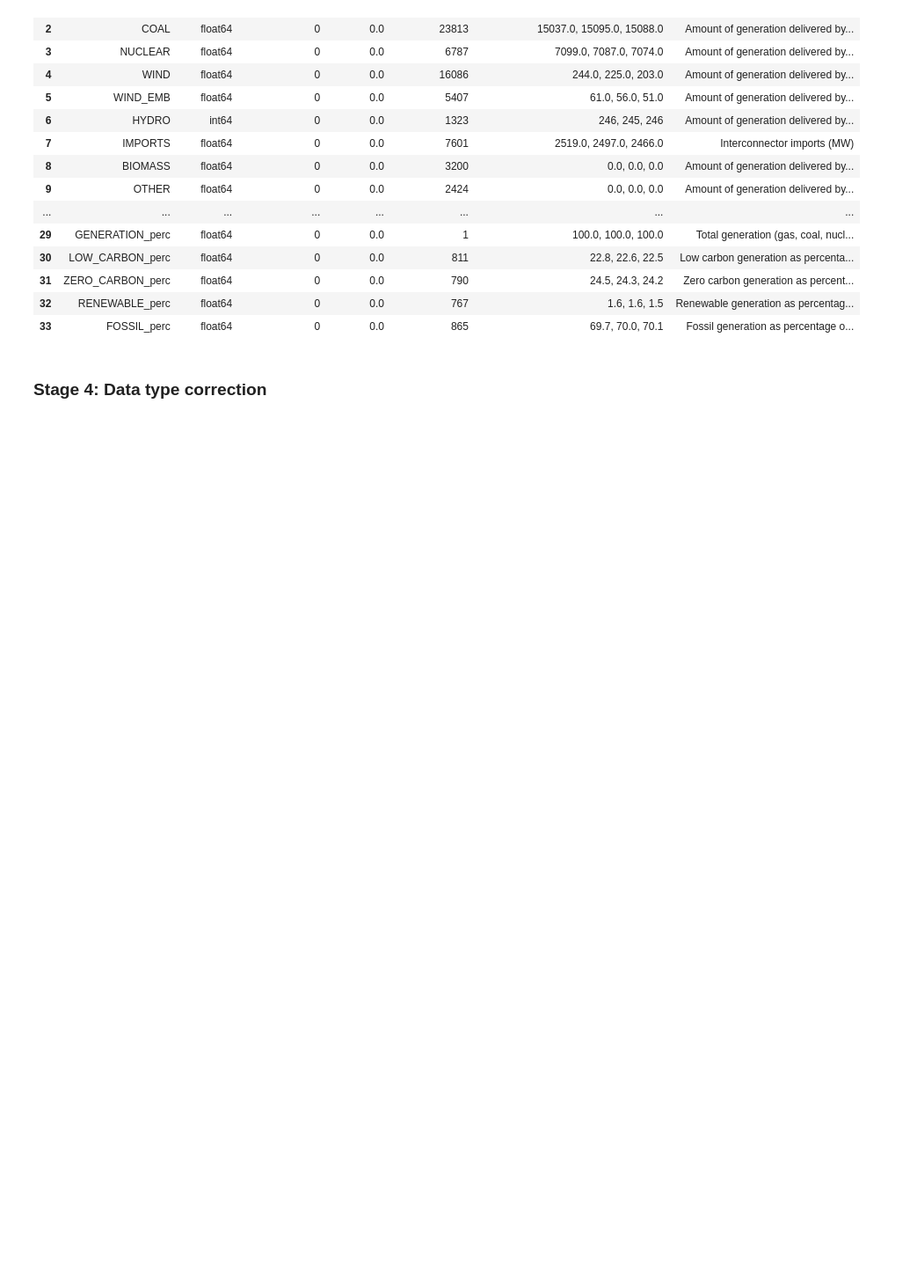
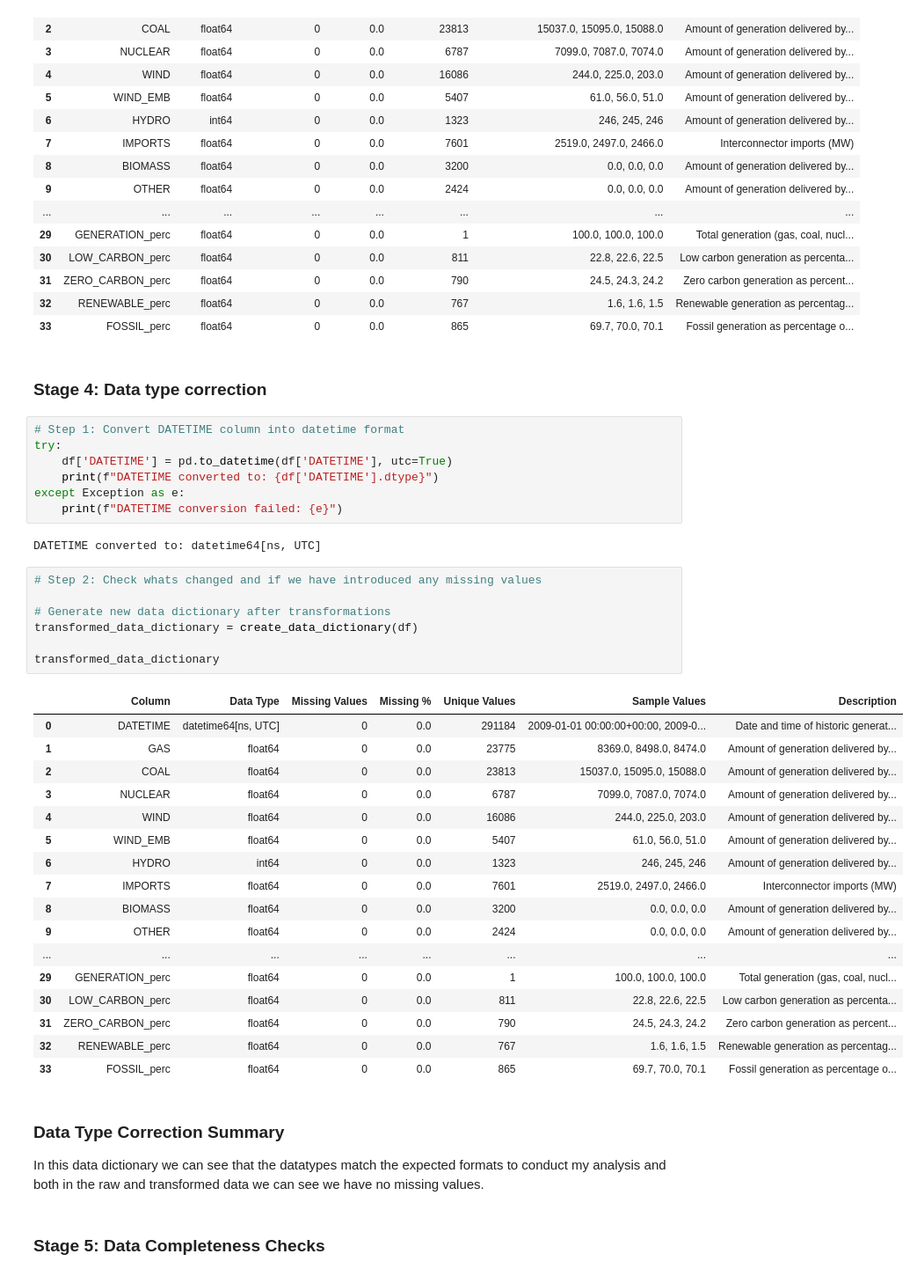
Before and after one commit to Julian-Elliott/grid-carbon-analysis, a Jupyter notebook: notebooks/02_transform_generation_mix.ipynb, the cells around one changed output. Shown at 88% size. Saved outputs shown, nothing was run; the diff lists cells and outputs as text; blank space fills up the shorter version.

Commit message:
feat: add datetime type correction to raw datasets

```diff
--- a/notebooks/02_transform_generation_mix.ipynb
+++ b/notebooks/02_transform_generation_mix.ipynb
@@ -142,3 +142,42 @@ raw_data_dictionary
 | 33 | FOSSIL_perc | float64 | 0 | 0.0 | 865 | 69.7, 70.0, 70.1 | Fossil generation as percentage o... |
 # %% [markdown]
 ### Stage 4: Data type correction
+# %%
+# Step 1: Convert DATETIME column into datetime format
+try:
+    df['DATETIME'] = pd.to_datetime(df['DATETIME'], utc=True)
+    print(f"DATETIME converted to: {df['DATETIME'].dtype}")
+except Exception as e:
+    print(f"DATETIME conversion failed: {e}")
+# %% [output]
+DATETIME converted to: datetime64[ns, UTC]
+# %%
+# Step 2: Check whats changed and if we have introduced any missing values
+
+# Generate new data dictionary after transformations
+transformed_data_dictionary = create_data_dictionary(df)
+
+transformed_data_dictionary
+# %% [output]
+|  | Column | Data Type | Missing Values | Missing % | Unique Values | Sample Values | Description |
+| 0 | DATETIME | datetime64[ns, UTC] | 0 | 0.0 | 291184 | 2009-01-01 00:00:00+00:00, 2009-0... | Date and time of historic generat... |
+| 1 | GAS | float64 | 0 | 0.0 | 23775 | 8369.0, 8498.0, 8474.0 | Amount of generation delivered by... |
+| 2 | COAL | float64 | 0 | 0.0 | 23813 | 15037.0, 15095.0, 15088.0 | Amount of generation delivered by... |
+| 3 | NUCLEAR | float64 | 0 | 0.0 | 6787 | 7099.0, 7087.0, 7074.0 | Amount of generation delivered by... |
+| 4 | WIND | float64 | 0 | 0.0 | 16086 | 244.0, 225.0, 203.0 | Amount of generation delivered by... |
+| 5 | WIND_EMB | float64 | 0 | 0.0 | 5407 | 61.0, 56.0, 51.0 | Amount of generation delivered by... |
+| 6 | HYDRO | int64 | 0 | 0.0 | 1323 | 246, 245, 246 | Amount of generation delivered by... |
+| 7 | IMPORTS | float64 | 0 | 0.0 | 7601 | 2519.0, 2497.0, 2466.0 | Interconnector imports (MW) |
+| 8 | BIOMASS | float64 | 0 | 0.0 | 3200 | 0.0, 0.0, 0.0 | Amount of generation delivered by... |
+| 9 | OTHER | float64 | 0 | 0.0 | 2424 | 0.0, 0.0, 0.0 | Amount of generation delivered by... |
+| ... | ... | ... | ... | ... | ... | ... | ... |
+| 29 | GENERATION_perc | float64 | 0 | 0.0 | 1 | 100.0, 100.0, 100.0 | Total generation (gas, coal, nucl... |
+| 30 | LOW_CARBON_perc | float64 | 0 | 0.0 | 811 | 22.8, 22.6, 22.5 | Low carbon generation as percenta... |
+| 31 | ZERO_CARBON_perc | float64 | 0 | 0.0 | 790 | 24.5, 24.3, 24.2 | Zero carbon generation as percent... |
+| 32 | RENEWABLE_perc | float64 | 0 | 0.0 | 767 | 1.6, 1.6, 1.5 | Renewable generation as percentag... |
+| 33 | FOSSIL_perc | float64 | 0 | 0.0 | 865 | 69.7, 70.0, 70.1 | Fossil generation as percentage o... |
+# %% [markdown]
+### Data Type Correction Summary
+In this data dictionary we can see that the datatypes match the expected formats to conduct my analysis and both in the raw and transformed data we can see we have no missing values.
+# %% [markdown]
+### Stage 5: Data Completeness Checks
```
Also changed, not shown: parts of 2 cells of this notebook, 1 other file.
